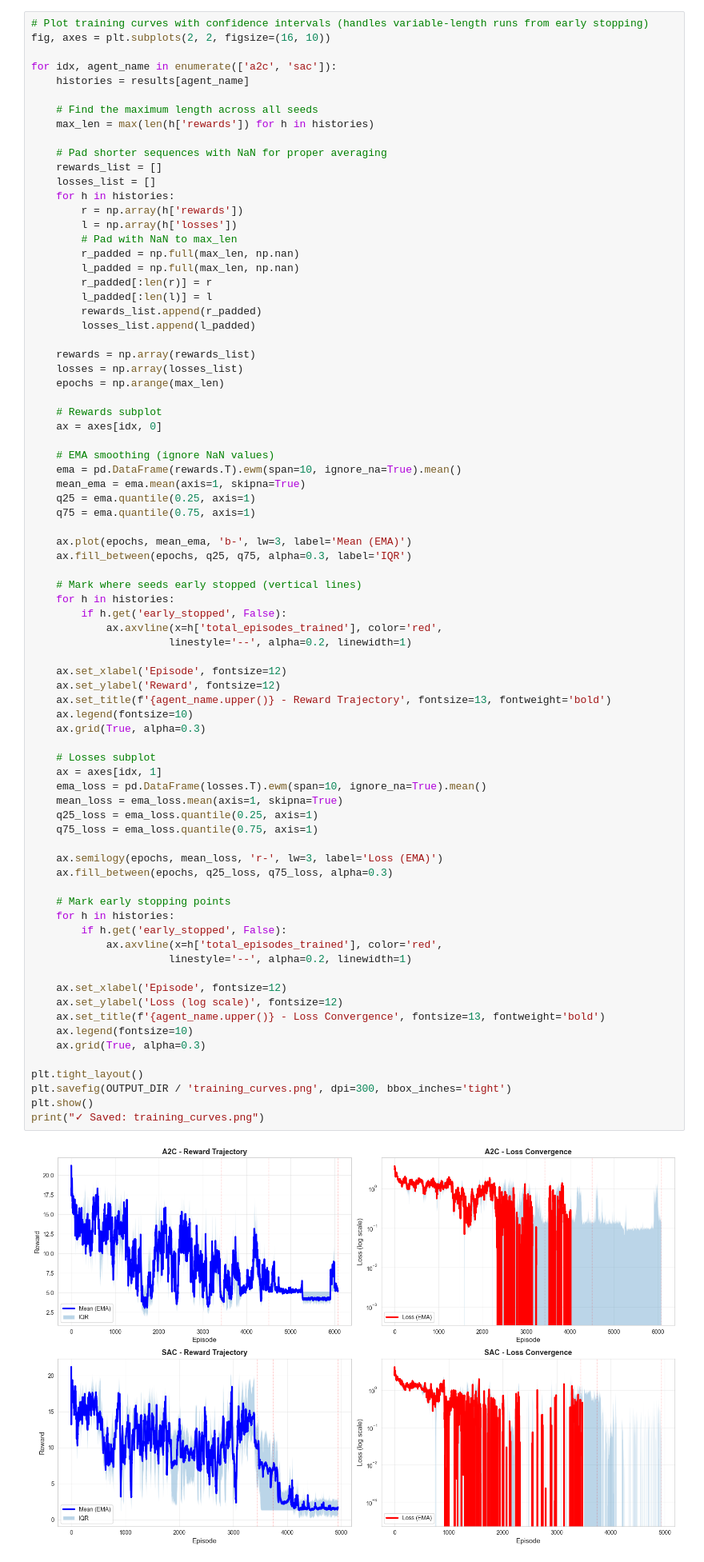
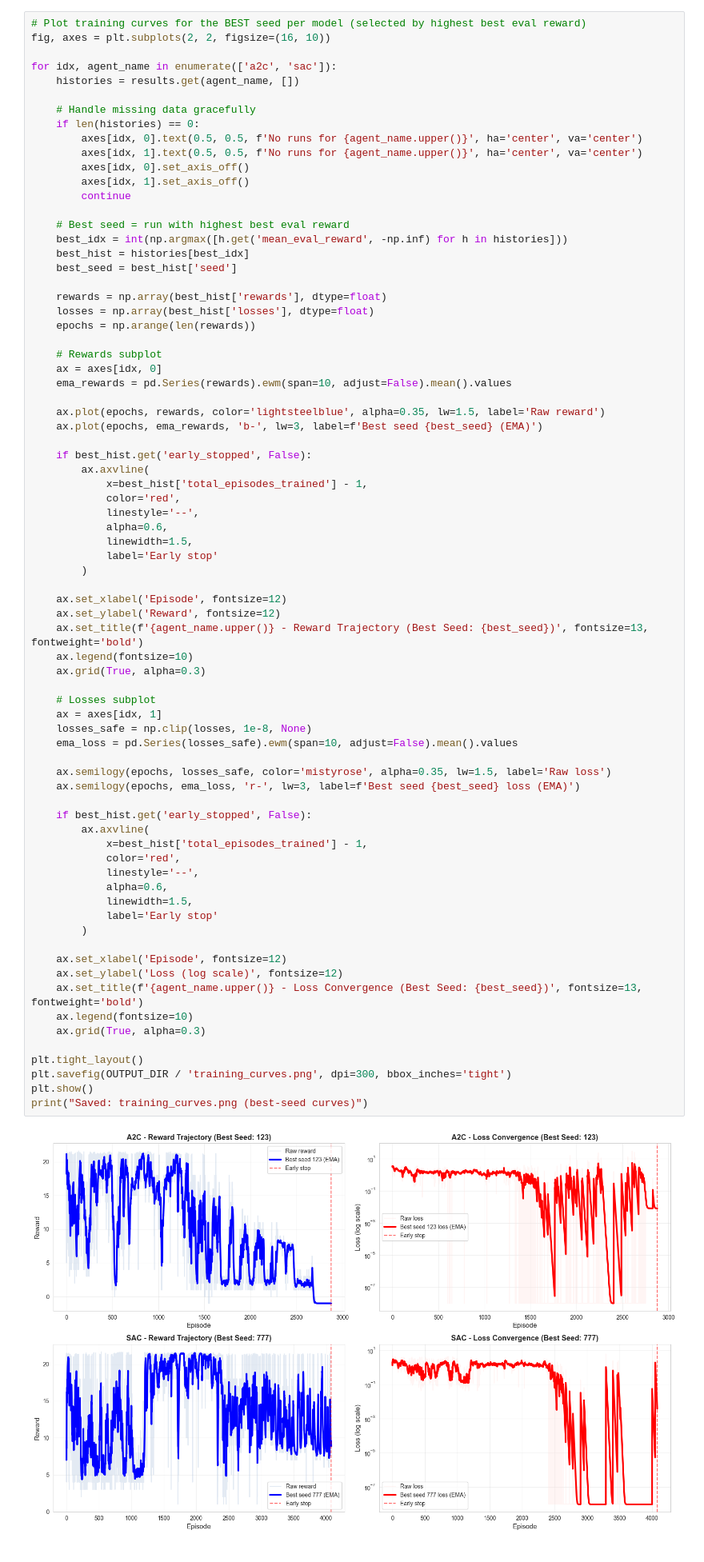
Before and after one commit to sdley/evrp-rl, a Jupyter notebook: examples/agent_benchmark_evrp_a2c_sac.ipynb, the cells around one changed output. Shown at 80% size. Cells and saved outputs as stored; diff of their text form.

Commit message:
Plotting curves consedering best training seed

```diff
--- a/examples/agent_benchmark_evrp_a2c_sac.ipynb
+++ b/examples/agent_benchmark_evrp_a2c_sac.ipynb
@@ -519,82 +521,79 @@ Training A2C...
 # %% [markdown]
 ## 5. Training Curves & Convergence Analysis
 # %%
-# Plot training curves with confidence intervals (handles variable-length runs from early stopping)
+# Plot training curves for the BEST seed per model (selected by highest best eval reward)
 fig, axes = plt.subplots(2, 2, figsize=(16, 10))
 
 for idx, agent_name in enumerate(['a2c', 'sac']):
-    histories = results[agent_name]
+    histories = results.get(agent_name, [])
 
-    # Find the maximum length across all seeds
-    max_len = max(len(h['rewards']) for h in histories)
+    # Handle missing data gracefully
+    if len(histories) == 0:
+        axes[idx, 0].text(0.5, 0.5, f'No runs for {agent_name.upper()}', ha='center', va='center')
+        axes[idx, 1].text(0.5, 0.5, f'No runs for {agent_name.upper()}', ha='center', va='center')
+        axes[idx, 0].set_axis_off()
+        axes[idx, 1].set_axis_off()
+        continue
 
-    # Pad shorter sequences with NaN for proper averaging
-    rewards_list = []
-    losses_list = []
-    for h in histories:
-        r = np.array(h['rewards'])
-        l = np.array(h['losses'])
-        # Pad with NaN to max_len
-        r_padded = np.full(max_len, np.nan)
-        l_padded = np.full(max_len, np.nan)
-        r_padded[:len(r)] = r
-        l_padded[:len(l)] = l
-        rewards_list.append(r_padded)
-        losses_list.append(l_padded)
+    # Best seed = run with highest best eval reward
+    best_idx = int(np.argmax([h.get('mean_eval_reward', -np.inf) for h in histories]))
+    best_hist = histories[best_idx]
+    best_seed = best_hist['seed']
 
-    rewards = np.array(rewards_list)
-    losses = np.array(losses_list)
-    epochs = np.arange(max_len)
+    rewards = np.array(best_hist['rewards'], dtype=float)
+    losses = np.array(best_hist['losses'], dtype=float)
+    epochs = np.arange(len(rewards))
 
     # Rewards subplot
     ax = axes[idx, 0]
+    ema_rewards = pd.Series(rewards).ewm(span=10, adjust=False).mean().values
 
-    # EMA smoothing (ignore NaN values)
-    ema = pd.DataFrame(rewards.T).ewm(span=10, ignore_na=True).mean()
-    mean_ema = ema.mean(axis=1, skipna=True)
-    q25 = ema.quantile(0.25, axis=1)
-    q75 = ema.quantile(0.75, axis=1)
+    ax.plot(epochs, rewards, color='lightsteelblue', alpha=0.35, lw=1.5, label='Raw reward')
+    ax.plot(epochs, ema_rewards, 'b-', lw=3, label=f'Best seed {best_seed} (EMA)')
 
-    ax.plot(epochs, mean_ema, 'b-', lw=3, label='Mean (EMA)')
-    ax.fill_between(epochs, q25, q75, alpha=0.3, label='IQR')
-
-    # Mark where seeds early stopped (vertical lines)
-    for h in histories:
-        if h.get('early_stopped', False):
-            ax.axvline(x=h['total_episodes_trained'], color='red',
-                      linestyle='--', alpha=0.2, linewidth=1)
+    if best_hist.get('early_stopped', False):
+        ax.axvline(
+            x=best_hist['total_episodes_trained'] - 1,
+            color='red',
+            linestyle='--',
+            alpha=0.6,
+            linewidth=1.5,
+            label='Early stop'
+        )
 
     ax.set_xlabel('Episode', fontsize=12)
     ax.set_ylabel('Reward', fontsize=12)
-    ax.set_title(f'{agent_name.upper()} - Reward Trajectory', fontsize=13, fontweight='bold')
+    ax.set_title(f'{agent_name.upper()} - Reward Trajectory (Best Seed: {best_seed})', fontsize=13, fontweight='bold')
     ax.legend(fontsize=10)
     ax.grid(True, alpha=0.3)
 
     # Losses subplot
     ax = axes[idx, 1]
-    ema_loss = pd.DataFrame(losses.T).ewm(span=10, ignore_na=True).mean()
-    mean_loss = ema_loss.mean(axis=1, skipna=True)
-    q25_loss = ema_loss.quantile(0.25, axis=1)
-    q75_loss = ema_loss.quantile(0.75, axis=1)
+    losses_safe = np.clip(losses, 1e-8, None)
+    ema_loss = pd.Series(losses_safe).ewm(span=10, adjust=False).mean().values
 
-    ax.semilogy(epochs, mean_loss, 'r-', lw=3, label='Loss (EMA)')
-    ax.fill_between(epochs, q25_loss, q75_loss, alpha=0.3)
+    ax.semilogy(epochs, losses_safe, color='mistyrose', alpha=0.35, lw=1.5, label='Raw loss')
+    ax.semilogy(epochs, ema_loss, 'r-', lw=3, label=f'Best seed {best_seed} loss (EMA)')
 
-    # Mark early stopping points
-    for h in histories:
-        if h.get('early_stopped', False):
-            ax.axvline(x=h['total_episodes_trained'], color='red',
-                      linestyle='--', alpha=0.2, linewidth=1)
+    if best_hist.get('early_stopped', False):
+        ax.axvline(
+            x=best_hist['total_episodes_trained'] - 1,
+            color='red',
+            linestyle='--',
+            alpha=0.6,
+            linewidth=1.5,
+            label='Early stop'
+        )
 
     ax.set_xlabel('Episode', fontsize=12)
     ax.set_ylabel('Loss (log scale)', fontsize=12)
-    ax.set_title(f'{agent_name.upper()} - Loss Convergence', fontsize=13, fontweight='bold')
+    ax.set_title(f'{agent_name.upper()} - Loss Convergence (Best Seed: {best_seed})', fontsize=13, fontweight='bold')
     ax.legend(fontsize=10)
     ax.grid(True, alpha=0.3)
 
 plt.tight_layout()
 plt.savefig(OUTPUT_DIR / 'training_curves.png', dpi=300, bbox_inches='tight')
 plt.show()
-print("✓ Saved: training_curves.png")
+print("Saved: training_curves.png (best-seed curves)")
 # %% [output]
-[figure, old version]
+[figure, new version]
```
Also changed, not shown: parts of 32 cells of this notebook.
